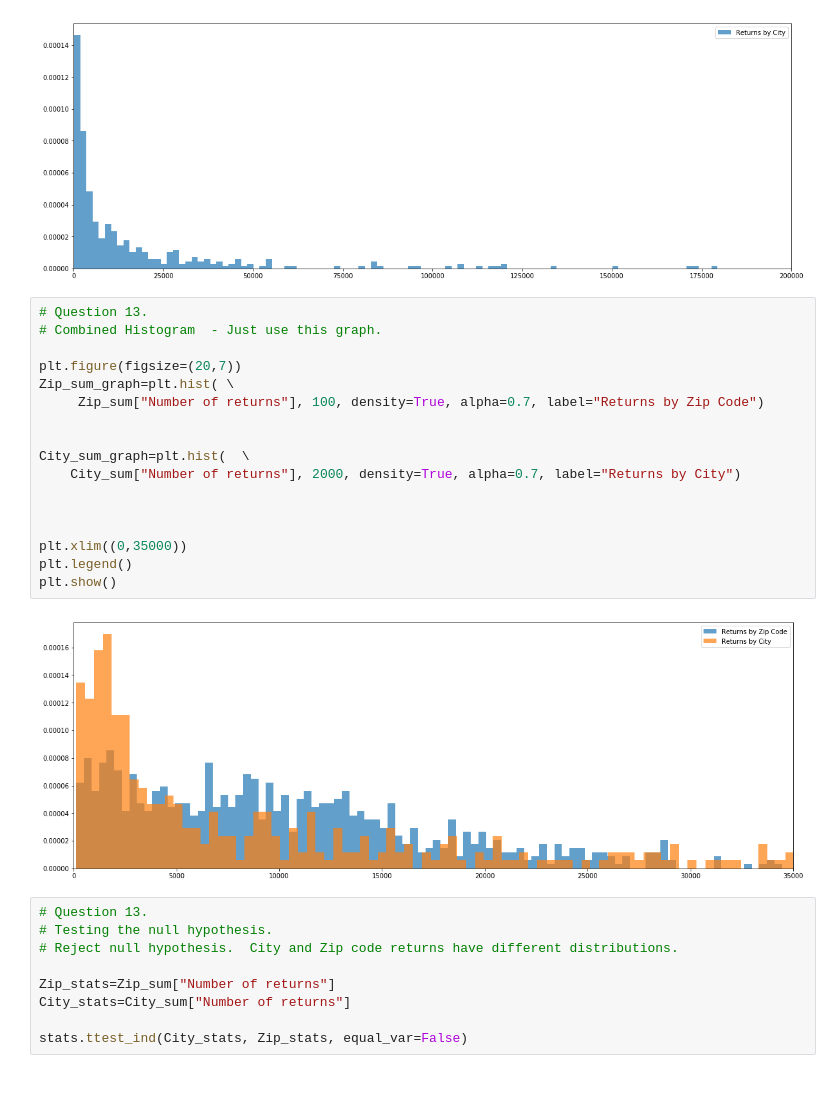
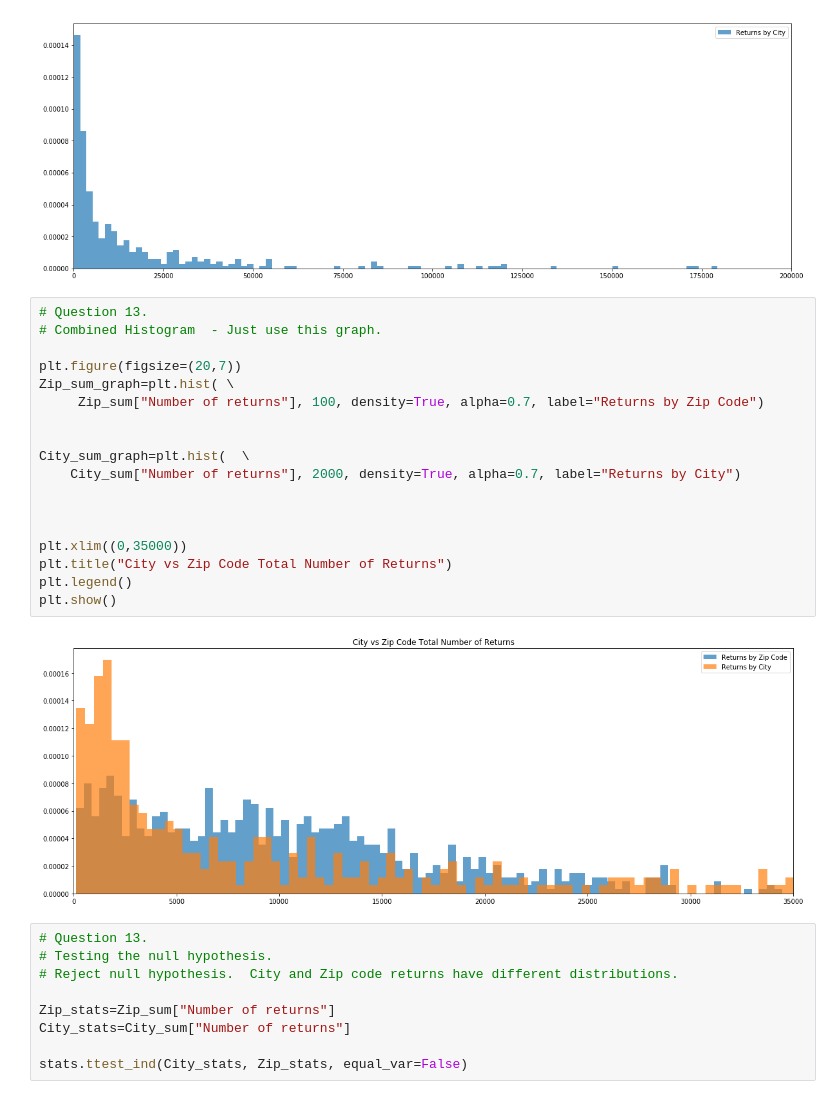
Before and after one commit to Sbrown146/Project1, a Jupyter notebook: Project Data Final Code.ipynb, the cells around one changed output. Drawn from its saved outputs; the diff is of its cells as text.

```diff
--- a/Project Data Final Code.ipynb
+++ b/Project Data Final Code.ipynb
@@ -930,22 +1084,23 @@ plt.show()
 # %%
 # Question 13.
 # Combined Histogram  - Just use this graph.
 
 plt.figure(figsize=(20,7))
 Zip_sum_graph=plt.hist( \
      Zip_sum["Number of returns"], 100, density=True, alpha=0.7, label="Returns by Zip Code")
 
 
 City_sum_graph=plt.hist(  \
     City_sum["Number of returns"], 2000, density=True, alpha=0.7, label="Returns by City")
 
 
 
 plt.xlim((0,35000))
+plt.title("City vs Zip Code Total Number of Returns")
 plt.legend()
 plt.show()
 # %% [output]
-[figure, old version]
+[figure, new version]
 # %%
 # Question 13.
 # Testing the null hypothesis.
```
Also changed, not shown: parts of 16 cells of this notebook.
